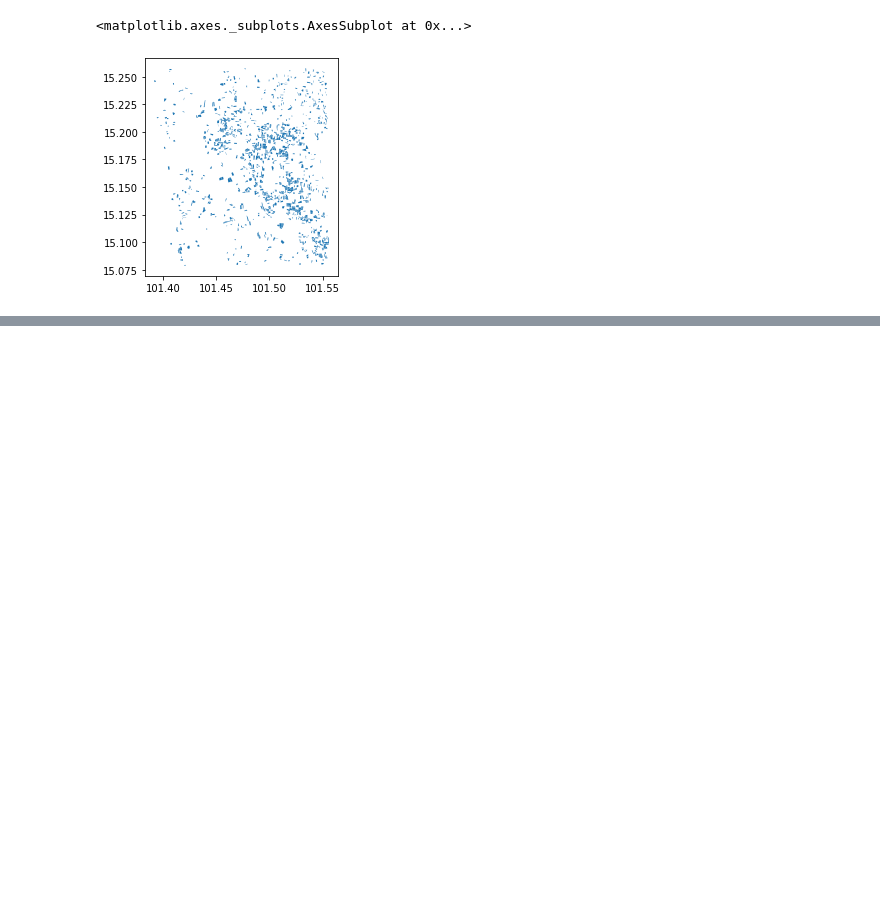
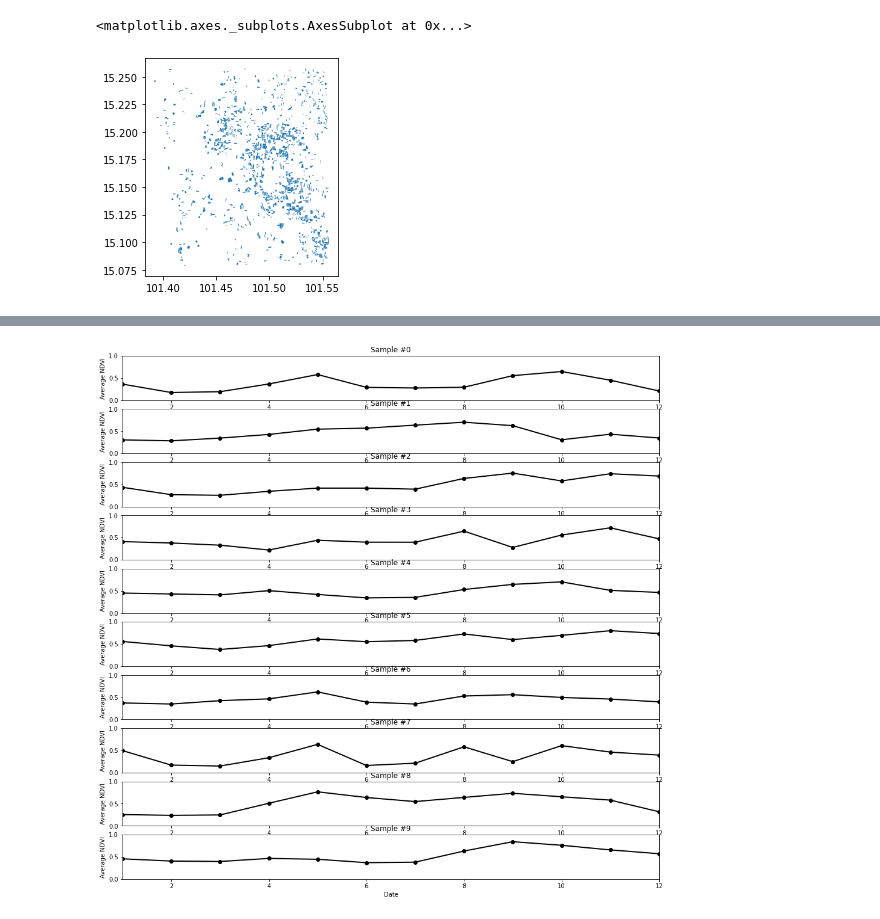
Before and after one commit to tmwatchanan/varuna-hackathon, a Jupyter notebook: Sentinel_2.ipynb, the cells around one changed output, grey strips where cells are left out. Cells and saved outputs as stored; diff of their text form; code cells hidden in the pictures; blank space fills up the shorter version.

```diff
--- a/Sentinel_2.ipynb
+++ b/Sentinel_2.ipynb
@@ -512,11 +122,0 @@ average_ndvi.shape
-# %%
-sample_id = 0
-fig, ax = plt.subplots(1, 1, figsize=(16,8))
-ax.plot(dates_2021, average_ndvi[sample_id])
-ax.set_xlabel('Date')
-ax.set_ylabel('Average NDVI')
-ax.set_title(f"Sample #{sample_id}")
-plt.xticks(rotation=70)
-plt.grid()
-plt.savefig(f'average_NDVI-sample_{sample_id}.png', bbox_inches='tight')
-plt.show()
@@ -566,0 +389,16 @@ raster = gdal.Open(filepath)
+# %%
+sample_id = 0
+fig, axs = plt.subplots(10, 1, figsize=(16,16))
+for sample_id, ax in enumerate(axs):
+    ax.plot(list(range(1, 12+1)), average_ndvi[sample_id], '-o', linewidth=2, color='k', markersize=6)
+    ax.set_xlim(1, 12)
+    ax.set_ylim(0, 1)
+    ax.set_xlabel('Date')
+    ax.set_ylabel('Average NDVI')
+    ax.set_title(f"Sample #{sample_id}")
+    plt.grid()
+# plt.xticks(rotation=70)
+plt.savefig(f'average_NDVI-sample_{sample_id}.png', bbox_inches='tight')
+plt.show()
+# %% [output]
+[figure, added]
```
Also changed, not shown: parts of 83 cells of this notebook, 15 other files.
